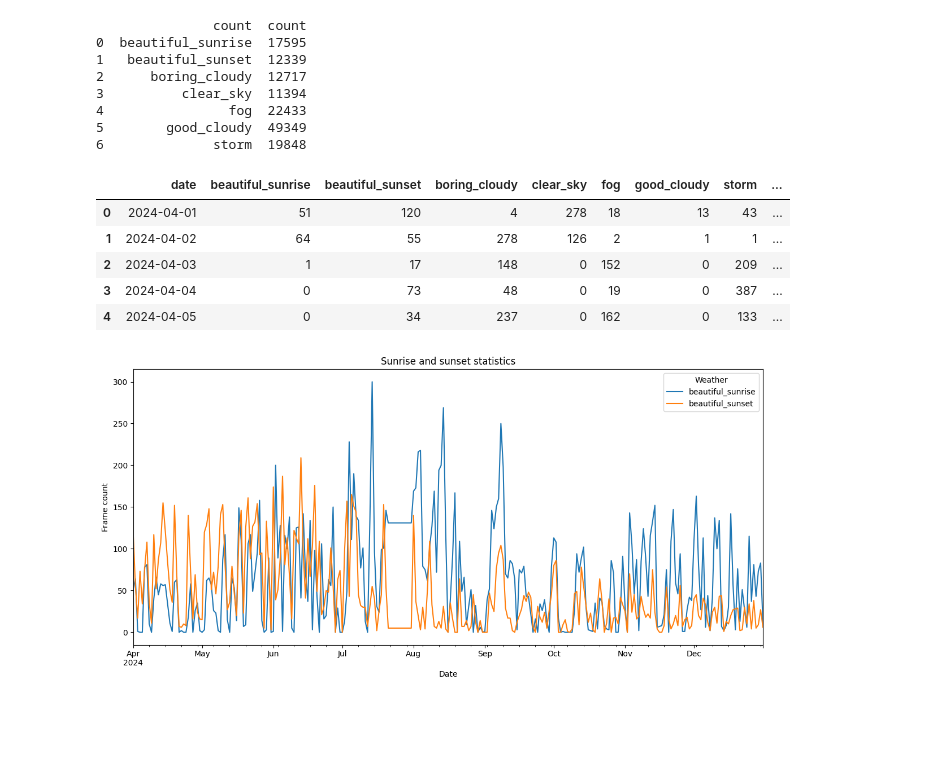
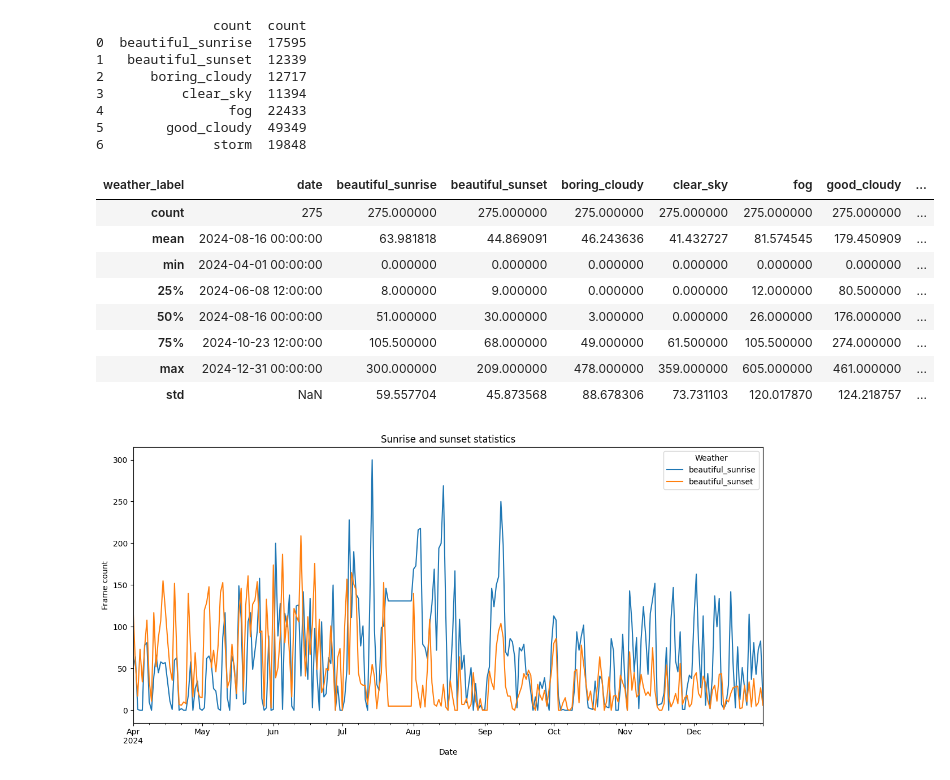
Before and after one commit to Vikaheimo/oit-dataset, a Jupyter notebook: src/data-analysis.ipynb, the cells around one changed output. Saved outputs shown, nothing was run; the diff lists cells and outputs as text; code cells hidden in the pictures; blank space fills up the shorter version.

```diff
--- a/src/data-analysis.ipynb
+++ b/src/data-analysis.ipynb
@@ -102,20 +102,22 @@ def dataframe_to_video_data_list(df: pd.DataFrame) -> list[VideoData]:
 def add_rating(df: pd.DataFrame) -> pd.DataFrame:
     video_data = dataframe_to_video_data_list(df)
 
-    features = map(lambda video: (video, compute_video_features(video)), video_data)
-    ratings = map(
-        lambda video: (
-            video[0],
-            rate_video_from_features(video[1], constants.DEFAULT_RATING_WEIGHTS),
-        ),
-        features,
+    features = map(
+        lambda video: (video, compute_video_features(video)),
+        video_data,
     )
+
     dataframe = pd.DataFrame()
 
-    for vid in ratings:
-        video_data_df = video_data_to_dataframe(vid[0])
-        video_data_df["rating"] = vid[1]  # broadcast scalar to all rows
-        dataframe = pd.concat([dataframe, video_data_df])
+    for video_data_obj, video_features in features:
+        video_data_df = video_data_to_dataframe(video_data_obj)
+
+        # Add features
+        features_dict = asdict(video_features)
+        for feature_name, value in features_dict.items():
+            video_data_df[feature_name] = value
+
+        dataframe = pd.concat([dataframe, video_data_df], ignore_index=True)
 
     return dataframe
 # %%
@@ -138,7 +140,7 @@ time_of_day_mapping = {
 }
 df["fourth_last_char"] = df["video_path"].str[-5]
 df["time_of_day"] = df["fourth_last_char"].map(time_of_day_mapping)
-
+df["video_name"] = df["video_path"].str[6:]
 
 df.head()
 # %% [output]
@@ -202,36 +205,32 @@ print(label_counts_df)
 # %%
 daily_weather_counts = (
     pred_df.groupby(["date", "weather_label"])
     .size()
     .unstack(fill_value=0)
     .reset_index()
 )
 
-daily_avg_rating = pred_df.groupby("date", as_index=False)["rating"].mean()
-
-daily_weather_counts = daily_weather_counts.merge(
-    daily_avg_rating,
-    on="date",
-    how="left",
-)
 
 daily_sun_counts_daily = daily_weather_counts[
     ["beautiful_sunrise", "beautiful_sunset", "date"]
 ]
 
 normal_weather_counts_daily = daily_weather_counts.drop(
     columns=["beautiful_sunrise", "beautiful_sunset"]
 )
 
 
-daily_weather_counts.head()
+daily_weather_counts.describe()
 # %% [output]
-|  | date | beautiful_sunrise | beautiful_sunset | boring_cloudy | clear_sky | fog | good_cloudy | storm | ... |
-| 0 | 2024-04-01 | 51 | 120 | 4 | 278 | 18 | 13 | 43 | ... |
-| 1 | 2024-04-02 | 64 | 55 | 278 | 126 | 2 | 1 | 1 | ... |
-| 2 | 2024-04-03 | 1 | 17 | 148 | 0 | 152 | 0 | 209 | ... |
-| 3 | 2024-04-04 | 0 | 73 | 48 | 0 | 19 | 0 | 387 | ... |
-| 4 | 2024-04-05 | 0 | 34 | 237 | 0 | 162 | 0 | 133 | ... |
+| weather_label | date | beautiful_sunrise | beautiful_sunset | boring_cloudy | clear_sky | fog | good_cloudy | ... |
+| count | 275 | 275.000000 | 275.000000 | 275.000000 | 275.000000 | 275.000000 | 275.000000 | ... |
+| mean | 2024-08-16 00:00:00 | 63.981818 | 44.869091 | 46.243636 | 41.432727 | 81.574545 | 179.450909 | ... |
+| min | 2024-04-01 00:00:00 | 0.000000 | 0.000000 | 0.000000 | 0.000000 | 0.000000 | 0.000000 | ... |
+| 25% | 2024-06-08 12:00:00 | 8.000000 | 9.000000 | 0.000000 | 0.000000 | 12.000000 | 80.500000 | ... |
+| 50% | 2024-08-16 00:00:00 | 51.000000 | 30.000000 | 3.000000 | 0.000000 | 26.000000 | 176.000000 | ... |
+| 75% | 2024-10-23 12:00:00 | 105.500000 | 68.000000 | 49.000000 | 61.500000 | 105.500000 | 274.000000 | ... |
+| max | 2024-12-31 00:00:00 | 300.000000 | 209.000000 | 478.000000 | 359.000000 | 605.000000 | 461.000000 | ... |
+| std | NaN | 59.557704 | 45.873568 | 88.678306 | 73.731103 | 120.017870 | 124.218757 | ... |
 # %%
 import matplotlib.pyplot as plt
 
```
Also changed, not shown: parts of 11 cells of this notebook, 2 other files.
